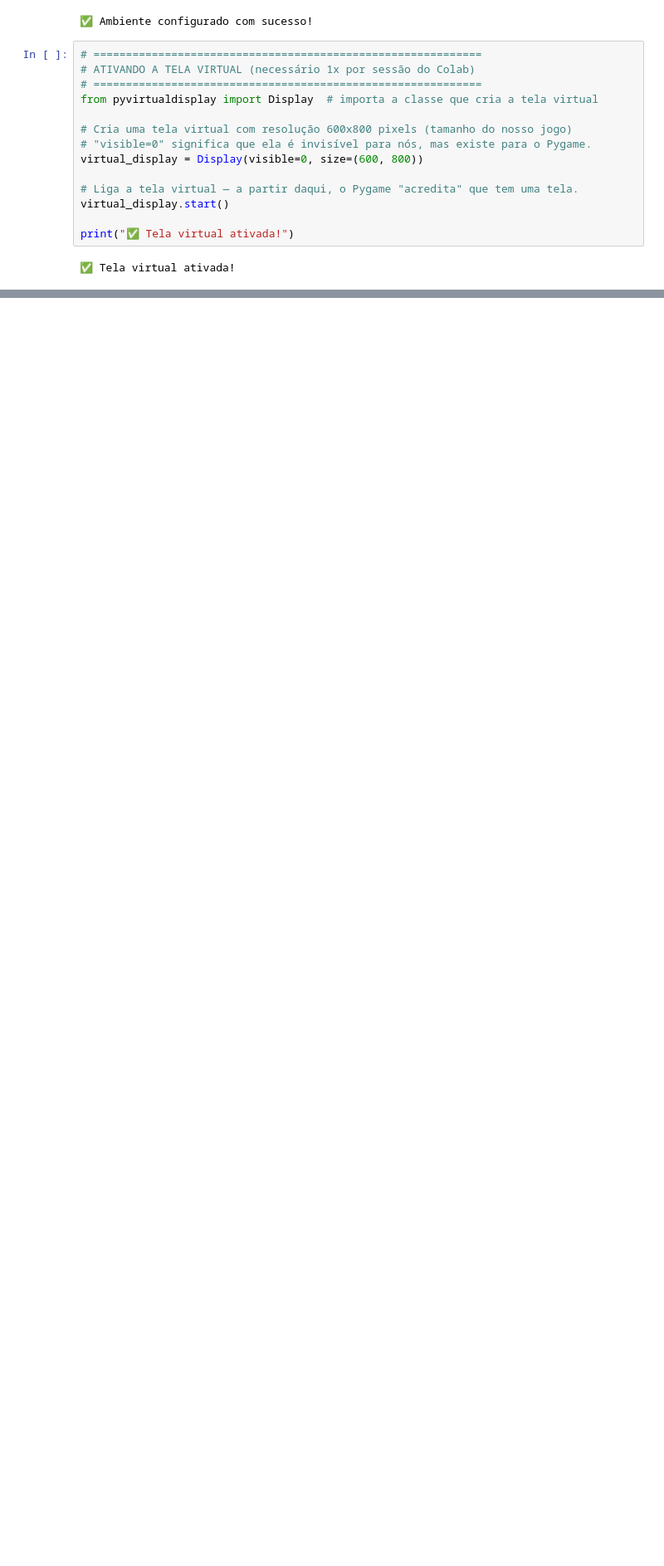
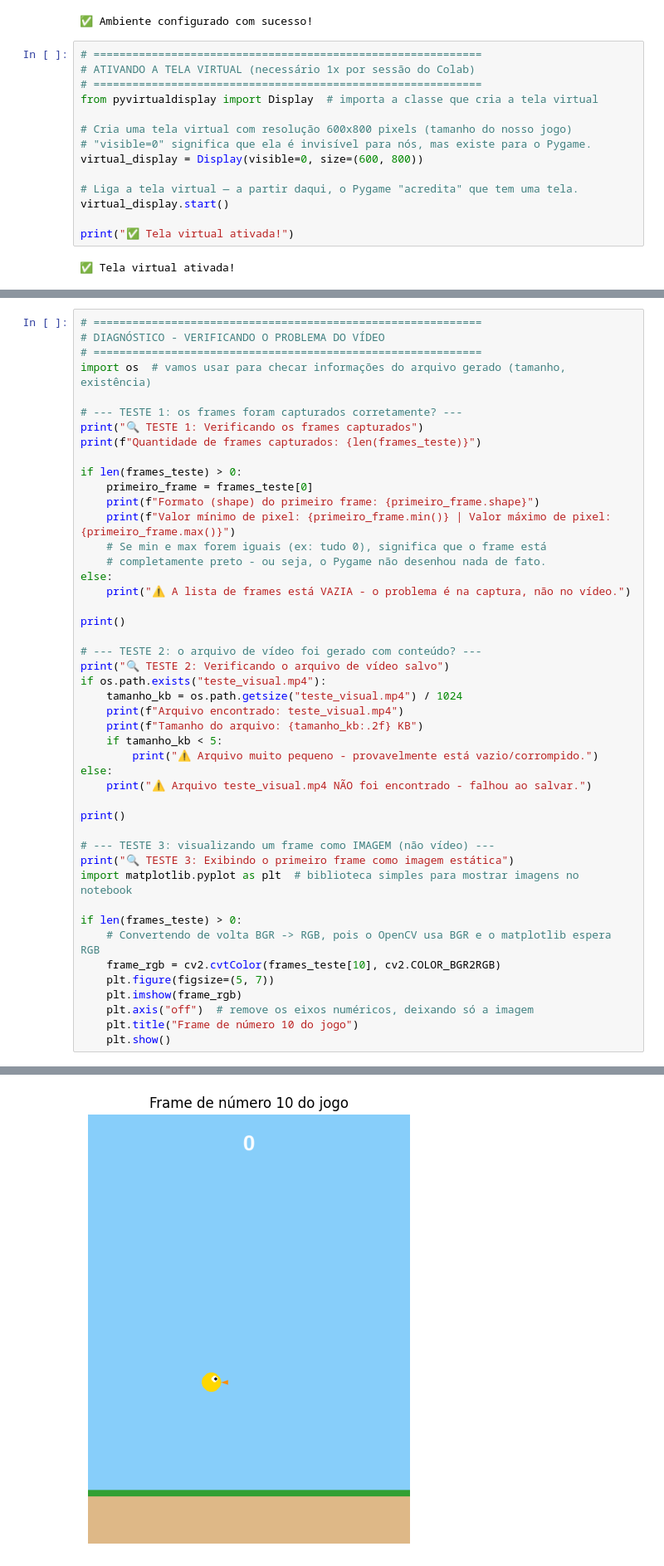
Before and after one commit to fabriciotonetta/flappy-bird-ia-neat, a Jupyter notebook: notebooks/flappy_bird_ia_neat.ipynb, the cells around one changed output, grey strips where cells are left out. Shown at 83% size. Drawn from its saved outputs; the diff is of its cells as text; blank space fills up the shorter version.

```diff
--- a/notebooks/flappy_bird_ia_neat.ipynb
+++ b/notebooks/flappy_bird_ia_neat.ipynb
@@ -46,0 +362,47 @@ print("✅ Tela virtual ativada!")
+# %%
+# ============================================================
+# DIAGNÓSTICO - VERIFICANDO O PROBLEMA DO VÍDEO
+# ============================================================
+import os  # vamos usar para checar informações do arquivo gerado (tamanho, existência)
+
+# --- TESTE 1: os frames foram capturados corretamente? ---
+print("🔍 TESTE 1: Verificando os frames capturados")
+print(f"Quantidade de frames capturados: {len(frames_teste)}")
+
+if len(frames_teste) > 0:
+    primeiro_frame = frames_teste[0]
+    print(f"Formato (shape) do primeiro frame: {primeiro_frame.shape}")
+    print(f"Valor mínimo de pixel: {primeiro_frame.min()} | Valor máximo de pixel: {primeiro_frame.max()}")
+    # Se min e max forem iguais (ex: tudo 0), significa que o frame está
+    # completamente preto - ou seja, o Pygame não desenhou nada de fato.
+else:
+    print("⚠️ A lista de frames está VAZIA - o problema é na captura, não no vídeo.")
+
+print()
+
+# --- TESTE 2: o arquivo de vídeo foi gerado com conteúdo? ---
+print("🔍 TESTE 2: Verificando o arquivo de vídeo salvo")
+if os.path.exists("teste_visual.mp4"):
+    tamanho_kb = os.path.getsize("teste_visual.mp4") / 1024
+    print(f"Arquivo encontrado: teste_visual.mp4")
+    print(f"Tamanho do arquivo: {tamanho_kb:.2f} KB")
+    if tamanho_kb < 5:
+        print("⚠️ Arquivo muito pequeno - provavelmente está vazio/corrompido.")
+else:
+    print("⚠️ Arquivo teste_visual.mp4 NÃO foi encontrado - falhou ao salvar.")
+
+print()
+
+# --- TESTE 3: visualizando um frame como IMAGEM (não vídeo) ---
+print("🔍 TESTE 3: Exibindo o primeiro frame como imagem estática")
+import matplotlib.pyplot as plt  # biblioteca simples para mostrar imagens no notebook
+
+if len(frames_teste) > 0:
+    # Convertendo de volta BGR -> RGB, pois o OpenCV usa BGR e o matplotlib espera RGB
+    frame_rgb = cv2.cvtColor(frames_teste[10], cv2.COLOR_BGR2RGB)
+    plt.figure(figsize=(5, 7))
+    plt.imshow(frame_rgb)
+    plt.axis("off")  # remove os eixos numéricos, deixando só a imagem
+    plt.title("Frame de número 10 do jogo")
+    plt.show()
+# %% [output]
@@ -46,0 +419 @@ print("✅ Tela virtual ativada!")
+[figure, added]
```
Also changed, not shown: parts of 5 cells of this notebook.
